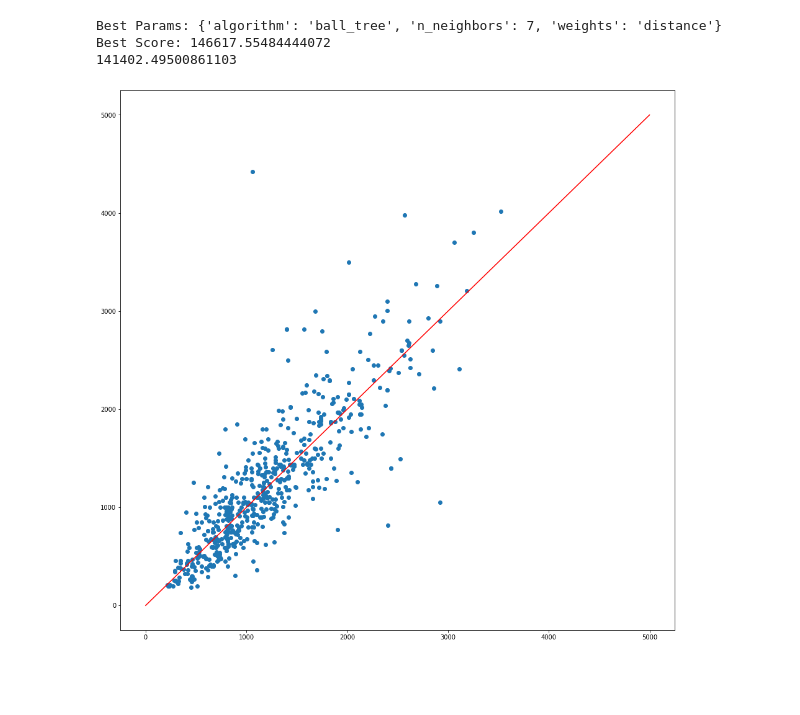
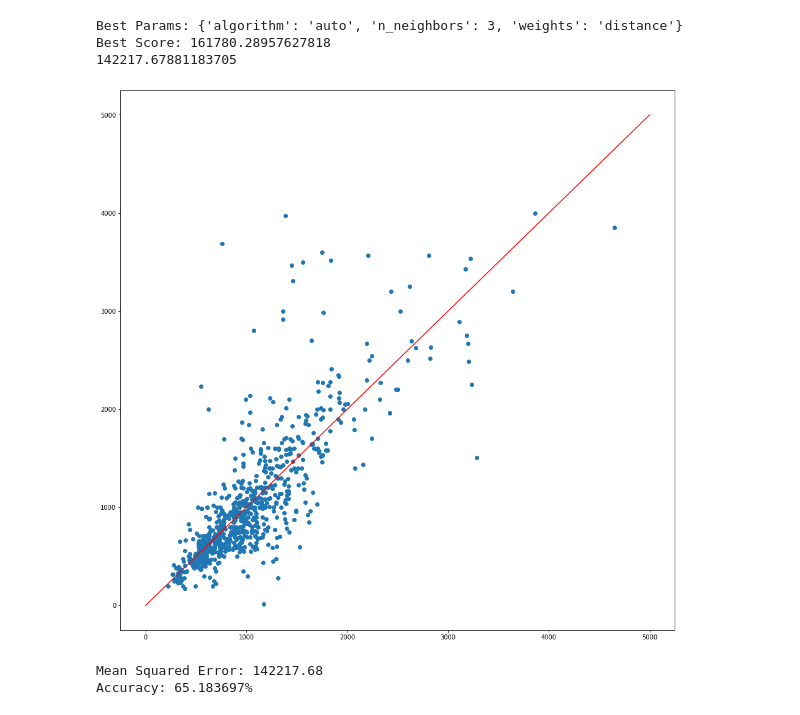
Before and after one commit to dtruong46me/laptop-prices-prediction, a Jupyter notebook: Modeling/svm_knn.ipynb, the cells around one changed output. Cells and saved outputs as stored; diff of their text form; code cells hidden in the pictures; blank space fills up the shorter version.

Commit message:
train: svm + knn and add: process data bhphoto

```diff
--- a/Modeling/svm_knn.ipynb
+++ b/Modeling/svm_knn.ipynb
@@ -129 +382,3 @@ df_filtered = pd.get_dummies(df_filtered, columns=["Storage Type"])
+# %%
+df_filtered["GPU Mark"].fillna(df_filtered["GPU Mark"].mean(), inplace=True)
 # %%
@@ -162,7 +404,3 @@ Name: OS, dtype: int64
-# %%
-filtered_os = df_filtered["OS"].value_counts()
-df_filtered = df_filtered[df_filtered["OS"].isin(filtered_os[filtered_os>1].index.tolist())]
-df_filtered = pd.get_dummies(df_filtered, columns=["OS"])
 # %%
 df_filtered
 # %% [output]
@@ -228,5 +466,5 @@ Price                   1.000000
 Name: Price, dtype: float64
 # %%
-selected_features = list(target_corr[-22:].index)
+selected_features = list(target_corr[-20:].index)
 selected_features
 # %% [output]
@@ -374,8 +615,9 @@ def predict(model: LinearSVR, X_test, y_test):
 def evaluation(model, X_test, y_test):
     y_pred = model.predict(X_test)
     mse = mean_squared_error(y_test, y_pred)
-
+    acc = model.score(X_test, y_test)
     print(f'Mean Squared Error: {mse:.2f}')
+    print(f'Accuracy: {acc * 100:2f}%')
 # %%
 def save_model(model, model_name):
     filename = f"{model_name}_model.pkl"
@@ -384,15 +639,15 @@ def save_model(model, model_name):
 # %%
-if __name__ == '__main__':
-    MODEL_NAME = 'KNN'
-    GRID_SEARCH = True
+MODEL_NAME = 'KNN'
+GRID_SEARCH = True
 
-    trained_model = train_model(X_train=X_train_scalered, y_train=y_train, model_name=MODEL_NAME, grid_search=GRID_SEARCH)
+trained_model = train_model(X_train=X_train_scalered, y_train=y_train, model_name=MODEL_NAME, grid_search=GRID_SEARCH)
 
-    predict(model=trained_model, X_test=X_test_scalered, y_test=y_test)
-    evaluation(model=trained_model, X_test=X_test_scalered, y_test=y_test)
-    save_model(model=trained_model, model_name=MODEL_NAME)
+predict(model=trained_model, X_test=X_test_scalered, y_test=y_test)
+evaluation(model=trained_model, X_test=X_test_scalered, y_test=y_test)
 # %% [output]
-Best Params: {'algorithm': 'ball_tree', 'n_neighbors': 7, 'weights': 'distance'}
-Best Score: 146617.55484444072
-141402.49500861103
+Best Params: {'algorithm': 'auto', 'n_neighbors': 3, 'weights': 'distance'}
+Best Score: 161780.28957627818
+142217.67881183705
-[figure, old version]
+[figure, new version]
+Mean Squared Error: 142217.68
+Accuracy: 65.183697%
```
Also changed, not shown: parts of 46 cells of this notebook, 1 other file.
